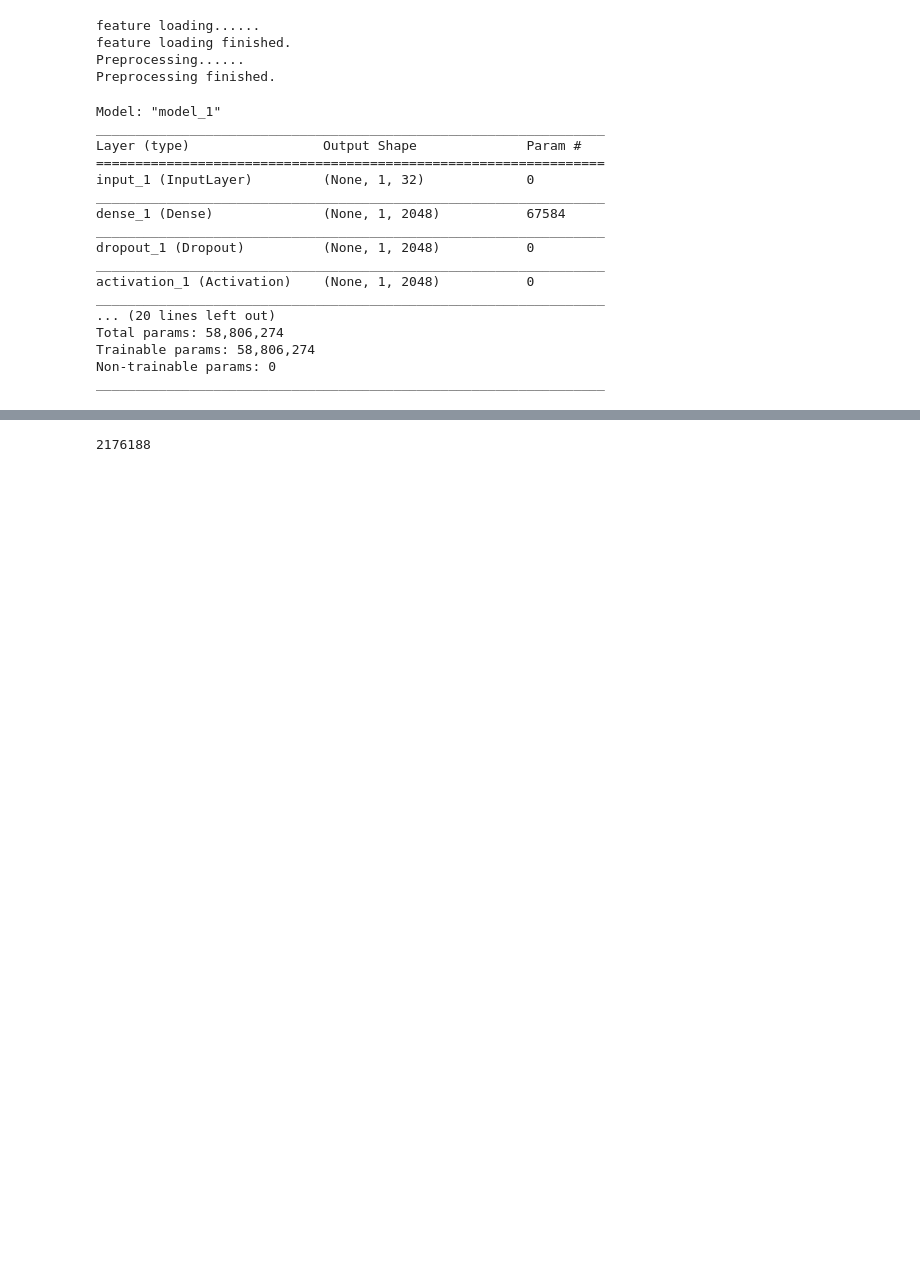
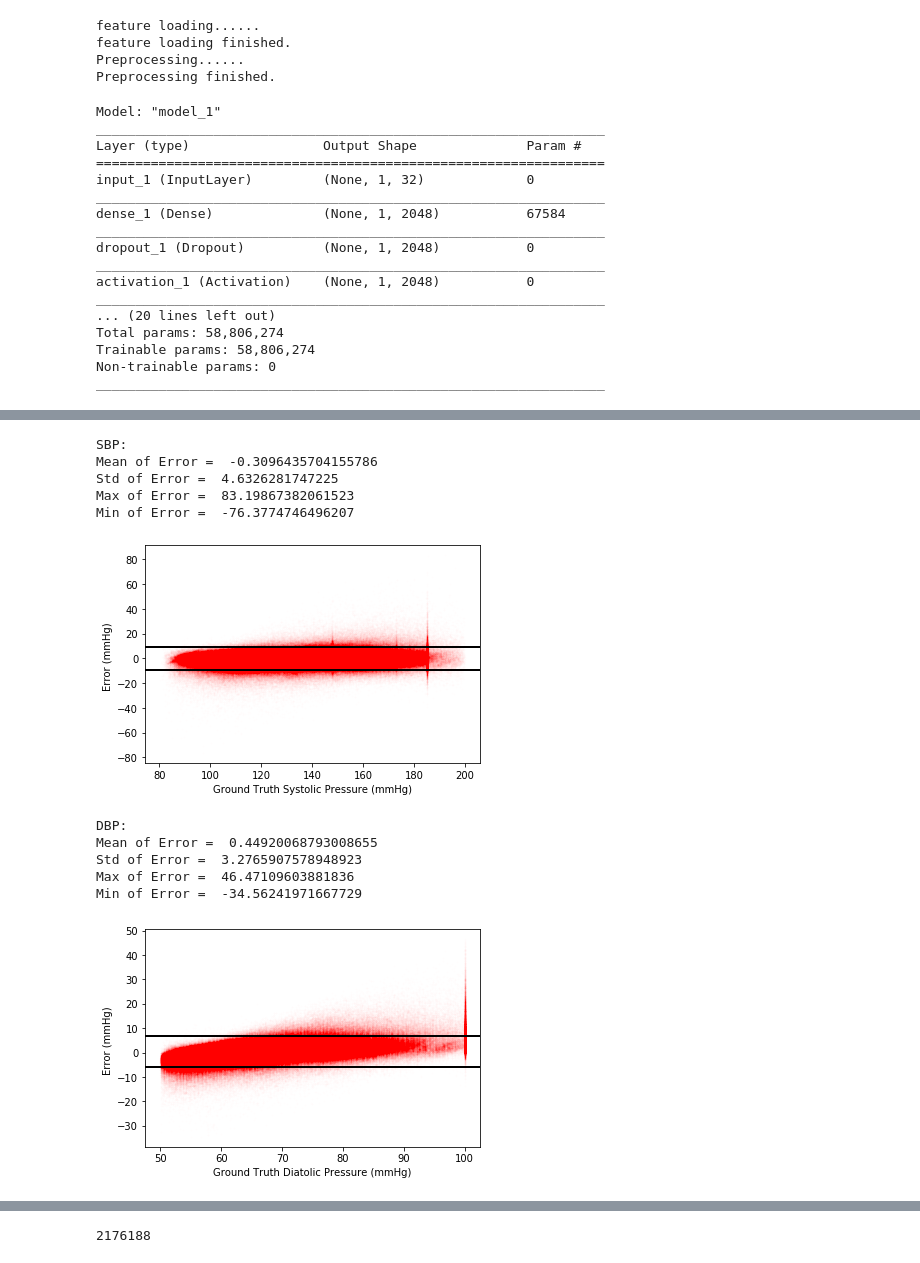
Before and after one commit to Yan-Cheng-Hsu/Blood-Pressure-Estimation-Model, a Jupyter notebook: Performance/bestModel_report.ipynb, the cells around one changed output, grey strips where cells are left out. Drawn from its saved outputs; the diff is of its cells as text; code cells hidden in the pictures; blank space fills up the shorter version.

```diff
--- a/Performance/bestModel_report.ipynb
+++ b/Performance/bestModel_report.ipynb
@@ -275,6 +271,46 @@ x['SBP'] = [i for i in range( -80 , 86 ,1)]
 x['DBP'] = [i for i in range( -35 , 51 ,1)]
 y['SBP'] = err_sbp
 y['DBP'] = err_dbp
+# %%
+m = [ 'SBP' , 'DBP' ]
+for i in m:
+    if i == 'SBP':
+        print('SBP:')
+        print( 'Mean of Error = ' , np.mean( err_sbp ) )
+        print( 'Std of Error = ' , np.std( err_sbp ) )
+        print( 'Max of Error = ' , np.max( err_sbp ) )
+        print( 'Min of Error = ' , np.min( err_sbp ) )
+        plt.scatter( t_sbp , err_sbp , color = 'red' , marker = 'o' , alpha = 1/255 , s = 2 )
+        plt.xlabel( 'Ground Truth Systolic Pressure (mmHg)' )
+        plt.ylabel( 'Error (mmHg) ' )
+        plt.axhline( np.mean( err_sbp ) + 2*np.std( err_sbp ) , color = 'black' , linewidth = 2 )
+        plt.axhline( np.mean( err_sbp ) - 2*np.std( err_sbp ) , color = 'black' , linewidth = 2 )
+        plt.show()
+    else:
+        print('DBP:')
+        print( 'Mean of Error = ' , np.mean( err_dbp ) )
+        print( 'Std of Error = ' , np.std( err_dbp ) )
+        print( 'Max of Error = ' , np.max( err_dbp ) )
+        print( 'Min of Error = ' , np.min( err_dbp ) )
+        plt.scatter( t_dbp , err_dbp , color = 'red' , marker = 'o' , alpha = 1/255 , s = 2 )
+        plt.xlabel( 'Ground Truth Diatolic Pressure (mmHg)' )
+        plt.ylabel( 'Error (mmHg) ' )
+        plt.axhline( np.mean( err_dbp ) + 2*np.std( err_dbp ) , color = 'black' , linewidth = 2 )
+        plt.axhline( np.mean( err_dbp ) - 2*np.std( err_dbp ) , color = 'black' , linewidth = 2 )
+        plt.show()
+# %% [output]
+SBP:
+Mean of Error =  -0.3096435704155786
+Std of Error =  4.6326281747225
+Max of Error =  83.19867382061523
+Min of Error =  -76.3774746496207
+[figure, added]
+DBP:
+Mean of Error =  0.44920068793008655
+Std of Error =  3.2765907578948923
+Max of Error =  46.47109603881836
+Min of Error =  -34.56241971667729
+[figure, added]
 # %%
 import math
 for i in L:
```
Also changed, not shown: parts of 5 cells of this notebook, 1 other file.
